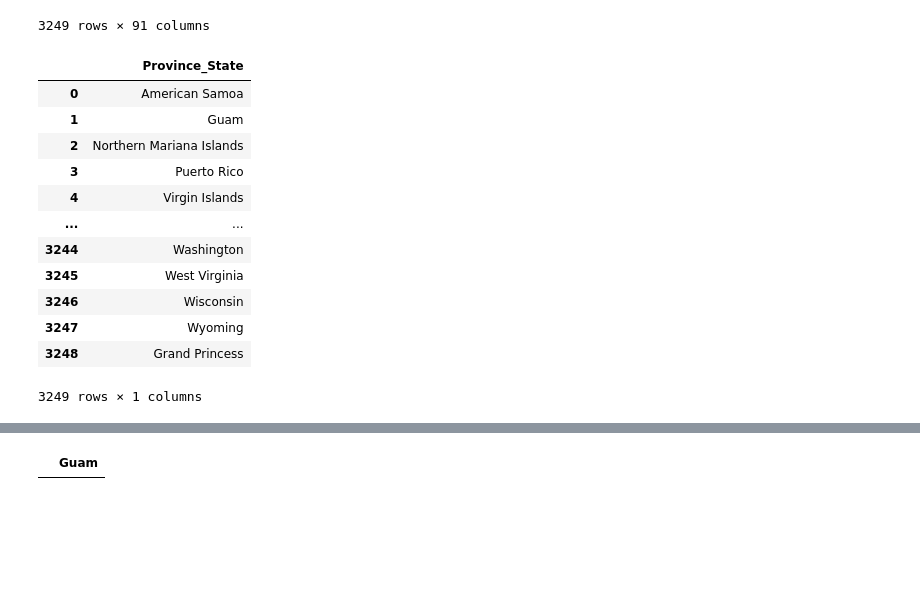
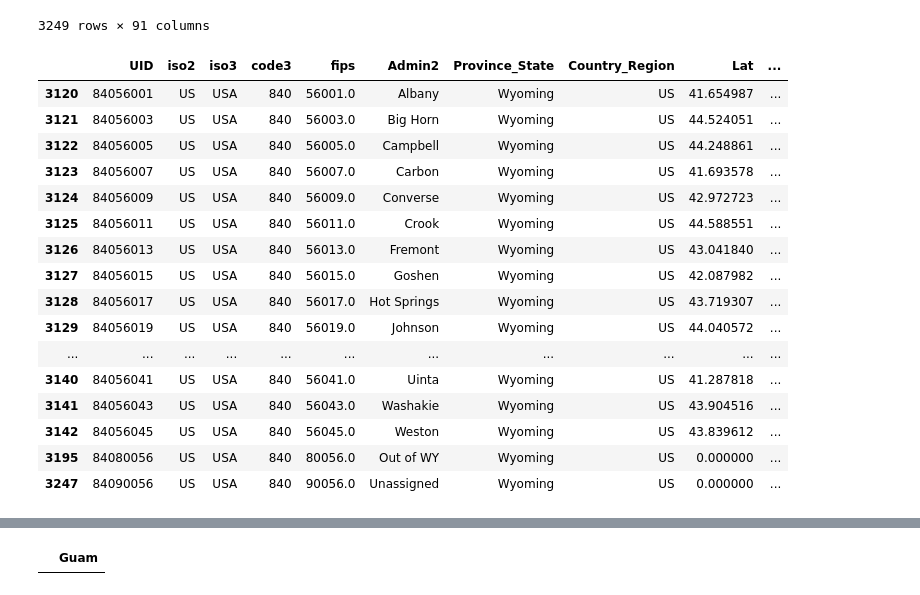
Before and after one commit to krishshanmukh/Covid-Visualization, a Jupyter notebook: Untitled.ipynb, the cells around one changed output, grey strips where cells are left out. Cells and saved outputs as stored; diff of their text form; code cells hidden in the pictures; blank space fills up the shorter version.

```diff
--- a/Untitled.ipynb
+++ b/Untitled.ipynb
@@ -76,18 +171,22 @@ df_covid
 | 3248 | 84099999 | US | USA | 840 | 99999.0 | NaN | Grand Princess | US | 0.0000 | ... |
 3249 rows × 91 columns
 # %%
-df_covid[["Province_State"]]
+df_covid[df_covid['Province_State']=='Wyoming']
 # %% [output]
-|  | Province_State |
-| 0 | American Samoa |
-| 1 | Guam |
-| 2 | Northern Mariana Islands |
-| 3 | Puerto Rico |
-| 4 | Virgin Islands |
-| ... | ... |
-| 3244 | Washington |
-| 3245 | West Virginia |
-| 3246 | Wisconsin |
-| 3247 | Wyoming |
-| 3248 | Grand Princess |
+|  | UID | iso2 | iso3 | code3 | fips | Admin2 | Province_State | Country_Region | Lat | ... |
+| 3120 | 84056001 | US | USA | 840 | 56001.0 | Albany | Wyoming | US | 41.654987 | ... |
+| 3121 | 84056003 | US | USA | 840 | 56003.0 | Big Horn | Wyoming | US | 44.524051 | ... |
+| 3122 | 84056005 | US | USA | 840 | 56005.0 | Campbell | Wyoming | US | 44.248861 | ... |
+| 3123 | 84056007 | US | USA | 840 | 56007.0 | Carbon | Wyoming | US | 41.693578 | ... |
+| 3124 | 84056009 | US | USA | 840 | 56009.0 | Converse | Wyoming | US | 42.972723 | ... |
+| 3125 | 84056011 | US | USA | 840 | 56011.0 | Crook | Wyoming | US | 44.588551 | ... |
+| 3126 | 84056013 | US | USA | 840 | 56013.0 | Fremont | Wyoming | US | 43.041840 | ... |
+| 3127 | 84056015 | US | USA | 840 | 56015.0 | Goshen | Wyoming | US | 42.087982 | ... |
+| 3128 | 84056017 | US | USA | 840 | 56017.0 | Hot Springs | Wyoming | US | 43.719307 | ... |
+| 3129 | 84056019 | US | USA | 840 | 56019.0 | Johnson | Wyoming | US | 44.040572 | ... |
+| ... | ... | ... | ... | ... | ... | ... | ... | ... | ... | ... |
+| 3140 | 84056041 | US | USA | 840 | 56041.0 | Uinta | Wyoming | US | 41.287818 | ... |
+| 3141 | 84056043 | US | USA | 840 | 56043.0 | Washakie | Wyoming | US | 43.904516 | ... |
+| 3142 | 84056045 | US | USA | 840 | 56045.0 | Weston | Wyoming | US | 43.839612 | ... |
+| 3195 | 84080056 | US | USA | 840 | 80056.0 | Out of WY | Wyoming | US | 0.000000 | ... |
+| 3247 | 84090056 | US | USA | 840 | 90056.0 | Unassigned | Wyoming | US | 0.000000 | ... |
-3249 rows × 1 columns
```
Also changed, not shown: parts of 34 cells of this notebook, 2 other files.
